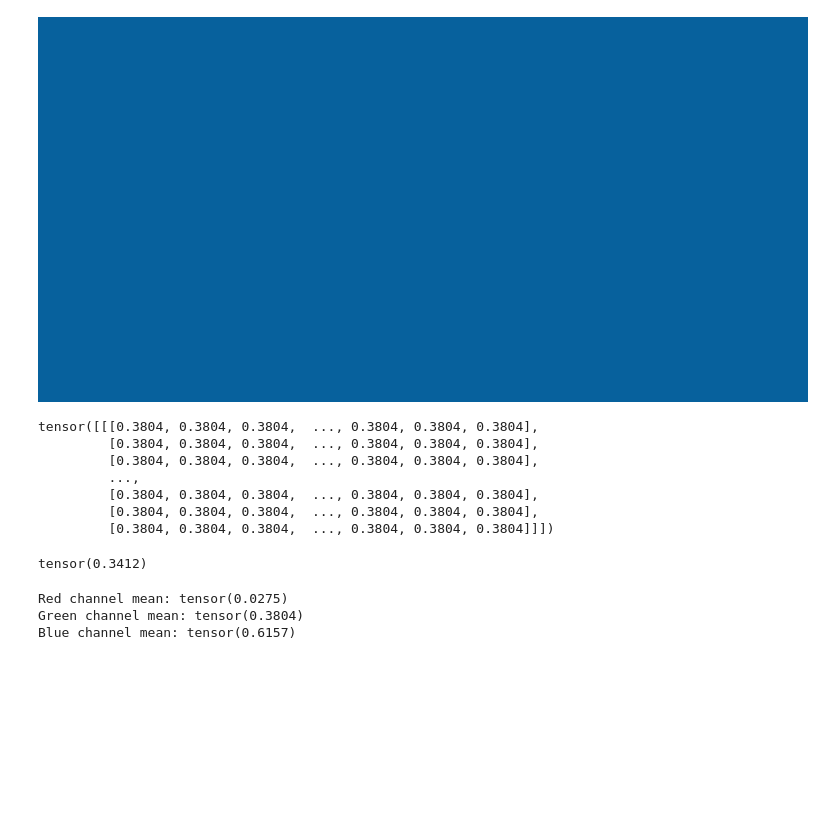
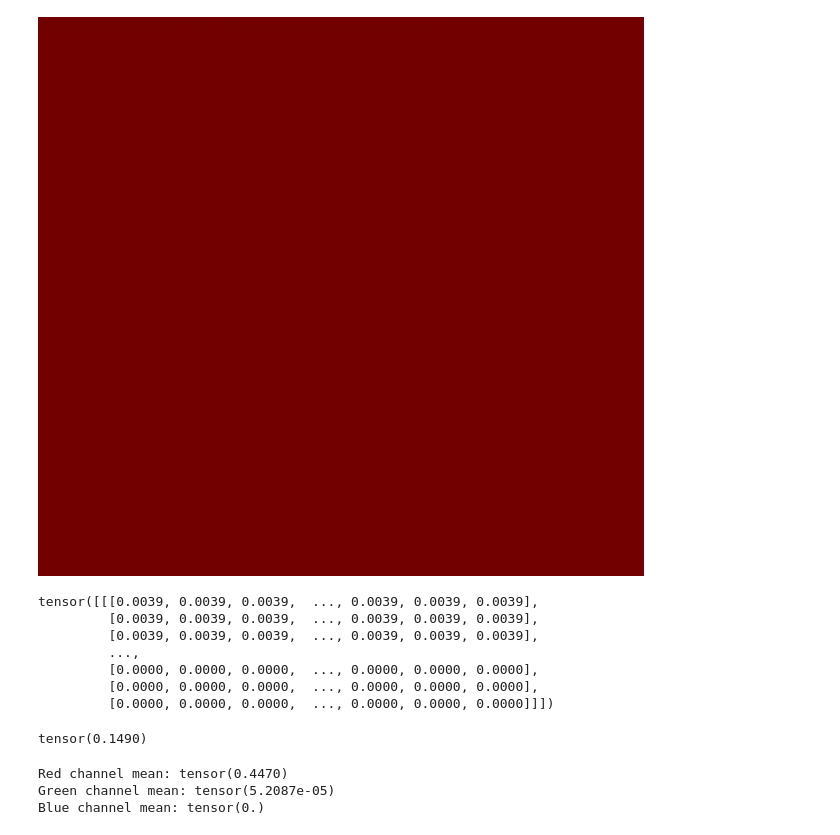
Before and after one commit to Gdeshp11/Deep-Learning, a Jupyter notebook: Pytorch/HW1_RTML/p1.ipynb, the cells around one changed output. Cells and saved outputs as stored; diff of their text form; code cells hidden in the pictures; blank space fills up the shorter version.

```diff
--- a/Pytorch/HW1_RTML/p1.ipynb
+++ b/Pytorch/HW1_RTML/p1.ipynb
@@ -1,33 +1,33 @@
 # %%
 import torch
 
 from torchvision import transforms
 
 from PIL import Image
 
-img = Image.open("images/blue3.jpg")
+img = Image.open("images/red3.jpg")
 img
 # %% [output]
-[figure, old version]
+[figure, new version]
 # %%
 # convert image to tensor
 convert_tensor = transforms.ToTensor()
 img_tensor = convert_tensor(img)
 img_tensor[1:2]
 # %% [output]
-tensor([[[0.3804, 0.3804, 0.3804,  ..., 0.3804, 0.3804, 0.3804],
-         [0.3804, 0.3804, 0.3804,  ..., 0.3804, 0.3804, 0.3804],
-         [0.3804, 0.3804, 0.3804,  ..., 0.3804, 0.3804, 0.3804],
+tensor([[[0.0039, 0.0039, 0.0039,  ..., 0.0039, 0.0039, 0.0039],
+         [0.0039, 0.0039, 0.0039,  ..., 0.0039, 0.0039, 0.0039],
+         [0.0039, 0.0039, 0.0039,  ..., 0.0039, 0.0039, 0.0039],
          ...,
-         [0.3804, 0.3804, 0.3804,  ..., 0.3804, 0.3804, 0.3804],
-         [0.3804, 0.3804, 0.3804,  ..., 0.3804, 0.3804, 0.3804],
-         [0.3804, 0.3804, 0.3804,  ..., 0.3804, 0.3804, 0.3804]]])
+         [0.0000, 0.0000, 0.0000,  ..., 0.0000, 0.0000, 0.0000],
+         [0.0000, 0.0000, 0.0000,  ..., 0.0000, 0.0000, 0.0000],
+         [0.0000, 0.0000, 0.0000,  ..., 0.0000, 0.0000, 0.0000]]])
 # %%
 # get mean of image tensor
 mean = torch.mean(img_tensor)
 mean
 # %% [output]
-tensor(0.3412)
+tensor(0.1490)
 # %%
 # Compute mean of each channel in image
 Red_mean, Green_mean ,Blue_mean = torch.mean(img_tensor, dim = [1,2])
@@ -37,6 +37,6 @@ print("Red channel mean:", Red_mean)
 print("Green channel mean:", Green_mean)
 print("Blue channel mean:", Blue_mean)
 # %% [output]
-Red channel mean: tensor(0.0275)
-Green channel mean: tensor(0.3804)
-Blue channel mean: tensor(0.6157)
+Red channel mean: tensor(0.4470)
+Green channel mean: tensor(5.2087e-05)
+Blue channel mean: tensor(0.)
```
Also changed, not shown: 3 other files.
